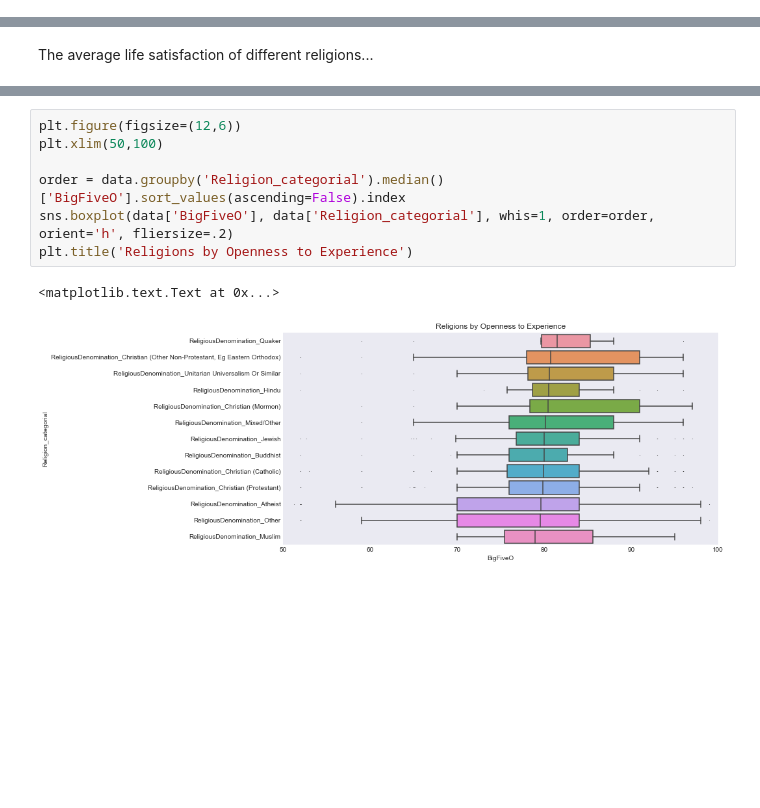
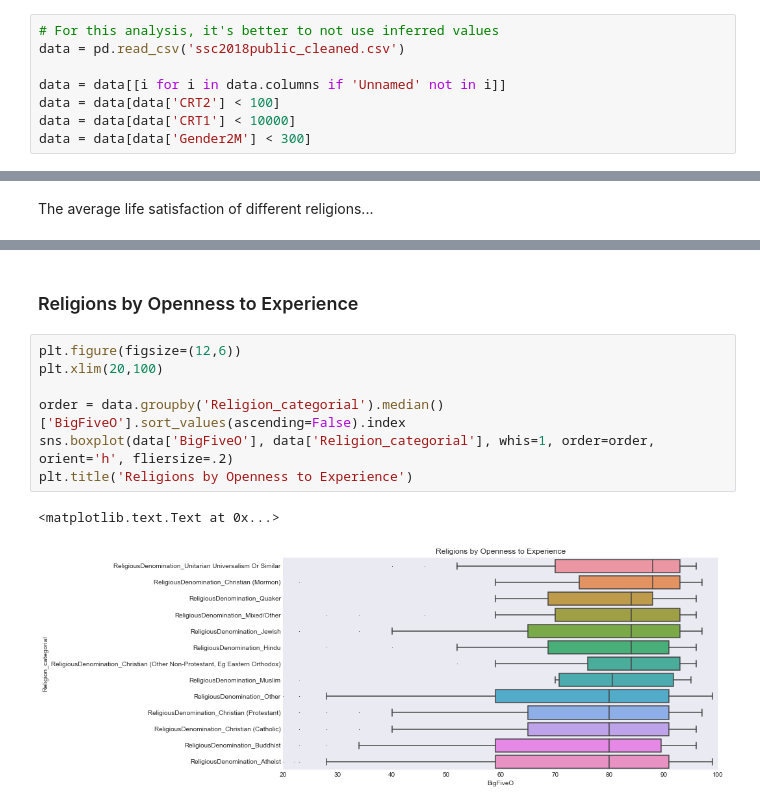
Before and after one commit to vincefav/SSC-Reader-Survey-2018, a Jupyter notebook: SSC Reader Survey 2018.ipynb, the cells around one changed output, grey strips where cells are left out. Saved outputs shown, nothing was run; the diff lists cells and outputs as text; blank space fills up the shorter version.

```diff
--- a/SSC Reader Survey 2018.ipynb
+++ b/SSC Reader Survey 2018.ipynb
@@ -223,3 +245,11 @@ plt.title('Neuroticism')
+# %%
+# For this analysis, it's better to not use inferred values
+data = pd.read_csv('ssc2018public_cleaned.csv')
+
+data = data[[i for i in data.columns if 'Unnamed' not in i]]
+data = data[data['CRT2'] < 100]
+data = data[data['CRT1'] < 10000]
+data = data[data['Gender2M'] < 300]
 # %%
 rels = data[[i for i in data.columns if "Denom" in i]].copy()
 
@@ -277,10 +341,12 @@ plt.title('Religions by Extraversion')
+# %% [markdown]
+### Religions by Openness to Experience
 # %%
 plt.figure(figsize=(12,6))
-plt.xlim(50,100)
+plt.xlim(20,100)
 
 order = data.groupby('Religion_categorial').median()['BigFiveO'].sort_values(ascending=False).index
 sns.boxplot(data['BigFiveO'], data['Religion_categorial'], whis=1, order=order, orient='h', fliersize=.2)
 plt.title('Religions by Openness to Experience')
 # %% [output]
 <matplotlib.text.Text at 0x...>
-[figure, old version]
+[figure, new version]
```
Also changed, not shown: parts of 100 cells of this notebook.
